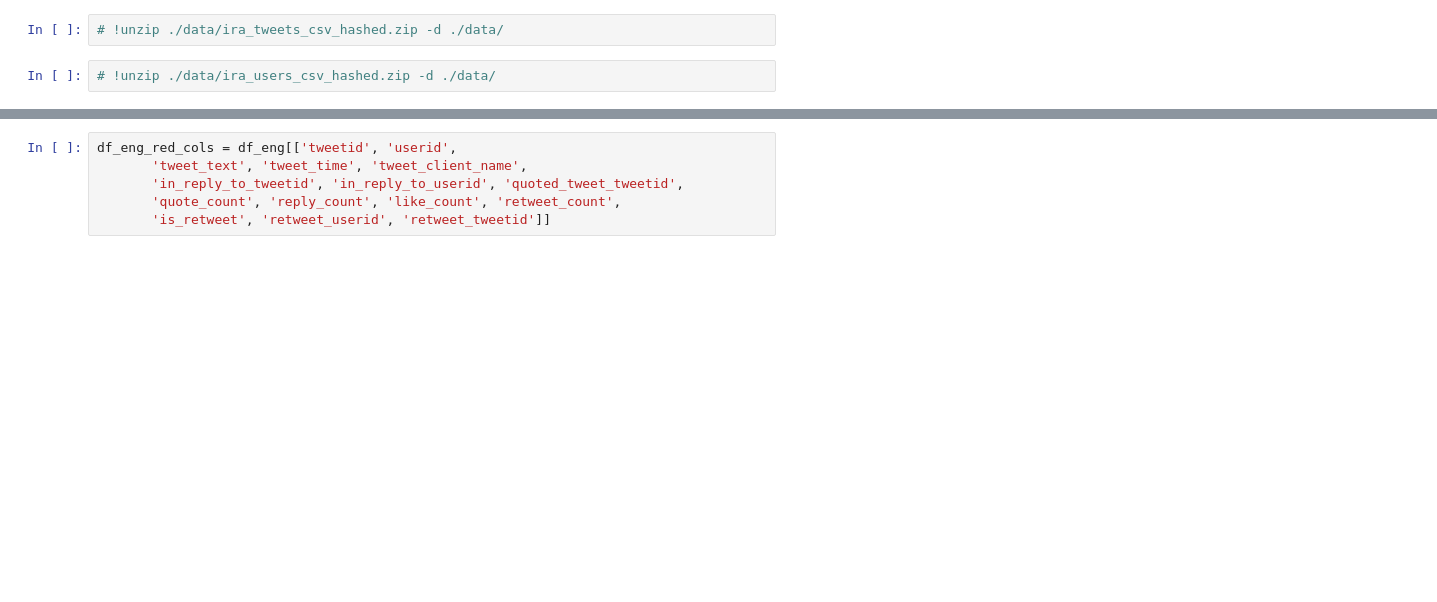
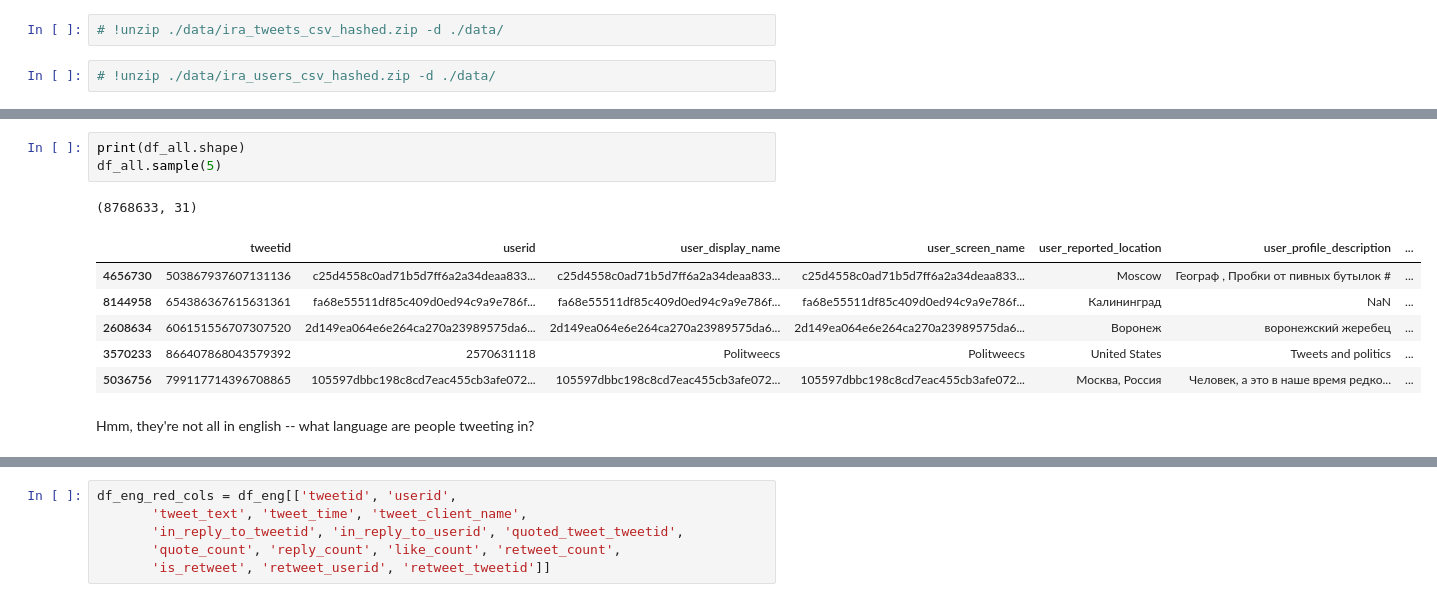
Before and after one commit to propublica/data-nicar-2019, a Jupyter notebook: nicar-ml-nlp-workshop-kao-2.ipynb, the cells around one changed output, grey strips where cells are left out. Cells and saved outputs as stored; diff of their text form; blank space fills up the shorter version.

```diff
--- a/nicar-ml-nlp-workshop-kao-2.ipynb
+++ b/nicar-ml-nlp-workshop-kao-2.ipynb
@@ -58,0 +81,13 @@ df_all.columns
+# %%
+print(df_all.shape)
+df_all.sample(5)
+# %% [output]
+(8768633, 31)
+|  | tweetid | userid | user_display_name | user_screen_name | user_reported_location | user_profile_description | ... |
+| 4656730 | 503867937607131136 | c25d4558c0ad71b5d7ff6a2a34deaa833... | c25d4558c0ad71b5d7ff6a2a34deaa833... | c25d4558c0ad71b5d7ff6a2a34deaa833... | Moscow | Географ , Пробки от пивных бутылок # | ... |
+| 8144958 | 654386367615631361 | fa68e55511df85c409d0ed94c9a9e786f... | fa68e55511df85c409d0ed94c9a9e786f... | fa68e55511df85c409d0ed94c9a9e786f... | Калининград | NaN | ... |
+| 2608634 | 606151556707307520 | 2d149ea064e6e264ca270a23989575da6... | 2d149ea064e6e264ca270a23989575da6... | 2d149ea064e6e264ca270a23989575da6... | Воронеж | воронежский жеребец | ... |
+| 3570233 | 866407868043579392 | 2570631118 | Politweecs | Politweecs | United States | Tweets and politics | ... |
+| 5036756 | 799117714396708865 | 105597dbbc198c8cd7eac455cb3afe072... | 105597dbbc198c8cd7eac455cb3afe072... | 105597dbbc198c8cd7eac455cb3afe072... | Москва, Россия | Человек, а это в наше время редко... | ... |
+# %% [markdown]
+Hmm, they're not all in english -- what language are people tweeting in?
```
Also changed, not shown: parts of 51 cells of this notebook.
